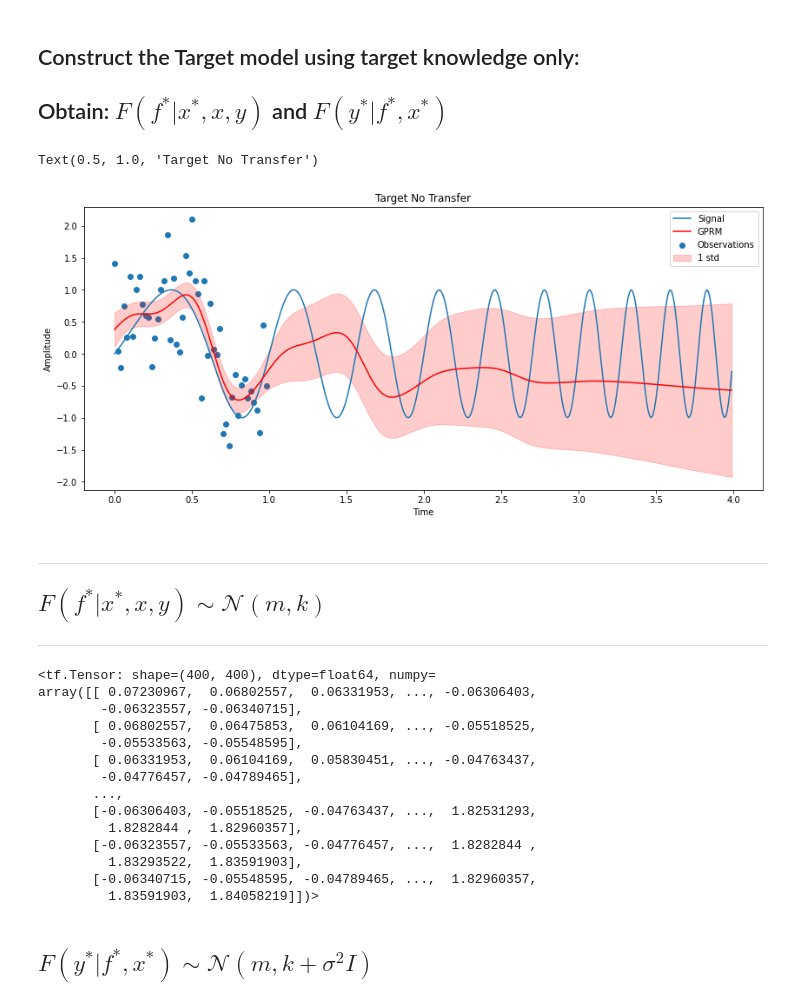
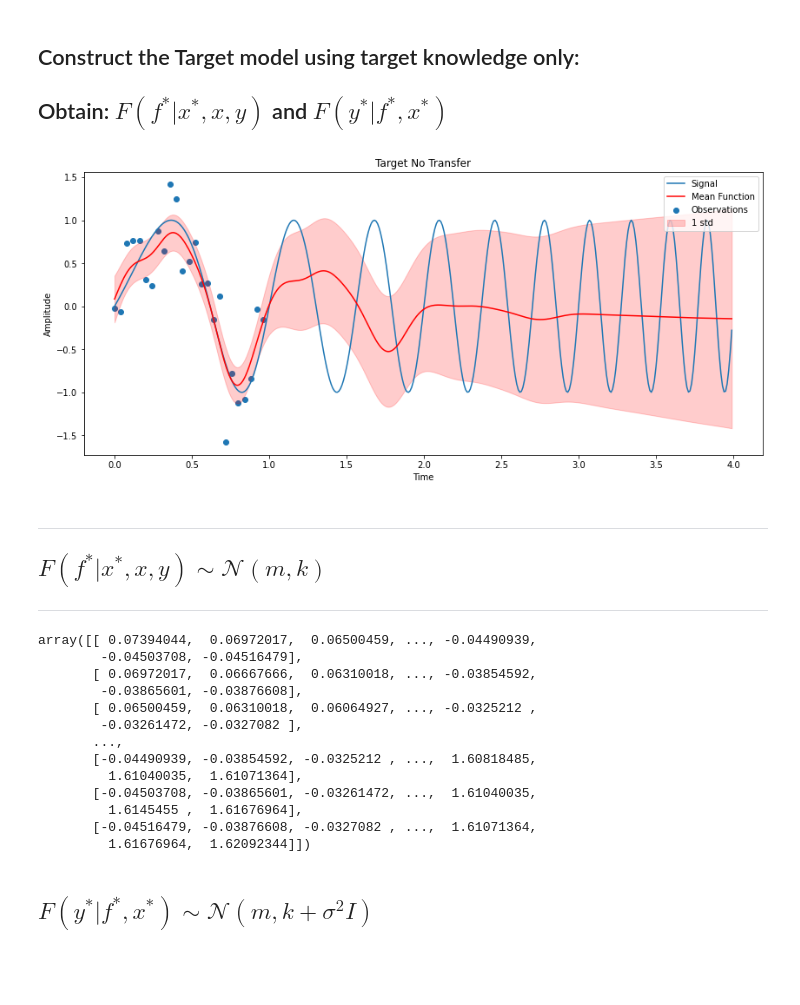
Before and after one commit to nugentsh/Bayesian-TL---GP-Regression, a Jupyter notebook: TL Chirps.ipynb, the cells around one changed output. Saved outputs shown, nothing was run; the diff lists cells and outputs as text; code cells hidden in the pictures; blank space fills up the shorter version.

```diff
--- a/TL Chirps.ipynb
+++ b/TL Chirps.ipynb
@@ -28,28 +30,30 @@ def chirp(x, c, f):
     c_sig = np.sin(2*np.pi*ft*x)
     return c_sig
 # %%
-#Declare the operating conditions
-SNR = 5;
+#Declare the operating conditions for source and target
+SNR_s = 10;
+SNR_t = 8;
 signal_amp = 1;
-Ps = signal_amp**2
-Pn = (Ps*10)**(-SNR/10)
+Ps = (signal_amp**2)/2
+Pn_s = (Ps*10)**(-SNR_s/10)
+Pn_t = (Ps*10)**(-SNR_t/10)
 chirp_rate = 0.5;
-num_points = 200;
+num_points = 200; # for source
 
 #instantiate the observation points of the source
 x_source = (np.arange(0,4,4/num_points)).astype(np.float64)
 x_source = x_source.reshape(len(x_source),1)
 
 #target observation points
-x_target_train = np.arange(0,1,1/50).astype(np.float64)
+x_target_train = np.arange(0,1,1/25).astype(np.float64)
 x_target_train = x_target_train.reshape(len(x_target_train), 1)
 
 
 #y values for training the source and target models
-y_source = chirp(x_source, chirp_rate, 0.5) + (np.random.normal(0, np.sqrt(Pn), len(x_source))).reshape(len(x_source),1)
+y_source = chirp(x_source, chirp_rate, 0.5) + (np.random.normal(0, np.sqrt(Pn_s), len(x_source))).reshape(len(x_source),1)
 y_source = y_source.reshape(len(y_source))
 
-y_target_train = chirp(x_target_train, chirp_rate, 0.5) + (np.random.normal(0,np.sqrt(Pn),len(x_target_train))).reshape(len(x_target_train),1)
+y_target_train = chirp(x_target_train, chirp_rate, 0.5) + (np.random.normal(0,np.sqrt(Pn_t),len(x_target_train))).reshape(len(x_target_train),1)
 y_target_train = y_target_train.reshape(len(y_target_train))
 
 
@@ -207,18 +211,19 @@ mean_fn_target = gprm_target.mean_fn(index_points)
 # %%
 fig1 = plt.figure(figsize = (14,6))
 plt.plot(index_points, y_index, label = 'Signal')
-plt.plot(index_points, mean_fn_target, label = 'GPRM', c='r')
+plt.plot(index_points, mean_fn_target, label = 'Mean Function', c='r')
 plt.scatter(x_target_train, y_target_train, label='Observations')
 plt.fill_between(index_points.reshape(-1),mean_fn_target + gprm_target.stddev(),
                  mean_fn_target - gprm_target.stddev(), color = 'r', alpha = 0.2, label = '1 std')
 
 leg = plt.legend(loc='upper right')
 plt.xlabel('Time')
 plt.ylabel('Amplitude')
 plt.title('Target No Transfer')
+
+fig1.savefig('TNT.png')
 # %% [output]
-Text(0.5, 1.0, 'Target No Transfer')
-[figure, old version]
+[figure, new version]
 # %% [markdown]
 --------------------------
 $F(f^{*} | x^{*},x,y) \sim \mathcal{N}(m,k)$
@@ -236,20 +241,19 @@ covariance_target_f = np.array(covariance_target_f)
 # %%
 covariance_target_f
 # %% [output]
-<tf.Tensor: shape=(400, 400), dtype=float64, numpy=
-array([[ 0.07230967,  0.06802557,  0.06331953, ..., -0.06306403,
-        -0.06323557, -0.06340715],
-       [ 0.06802557,  0.06475853,  0.06104169, ..., -0.05518525,
-        -0.05533563, -0.05548595],
-       [ 0.06331953,  0.06104169,  0.05830451, ..., -0.04763437,
-        -0.04776457, -0.04789465],
+array([[ 0.07394044,  0.06972017,  0.06500459, ..., -0.04490939,
+        -0.04503708, -0.04516479],
+       [ 0.06972017,  0.06667666,  0.06310018, ..., -0.03854592,
+        -0.03865601, -0.03876608],
+       [ 0.06500459,  0.06310018,  0.06064927, ..., -0.0325212 ,
+        -0.03261472, -0.0327082 ],
        ...,
-       [-0.06306403, -0.05518525, -0.04763437, ...,  1.82531293,
-         1.8282844 ,  1.82960357],
-       [-0.06323557, -0.05533563, -0.04776457, ...,  1.8282844 ,
-         1.83293522,  1.83591903],
-       [-0.06340715, -0.05548595, -0.04789465, ...,  1.82960357,
-         1.83591903,  1.84058219]])>
+       [-0.04490939, -0.03854592, -0.0325212 , ...,  1.60818485,
+         1.61040035,  1.61071364],
+       [-0.04503708, -0.03865601, -0.03261472, ...,  1.61040035,
+         1.6145455 ,  1.61676964],
+       [-0.04516479, -0.03876608, -0.0327082 , ...,  1.61071364,
+         1.61676964,  1.62092344]])
 # %% [markdown]
 
 $F(y^{*}|f^{*},x^{*})\sim \mathcal{N}(m,k+\sigma^{2}I)$
```
Also changed, not shown: parts of 29 cells of this notebook, 2 other files.
